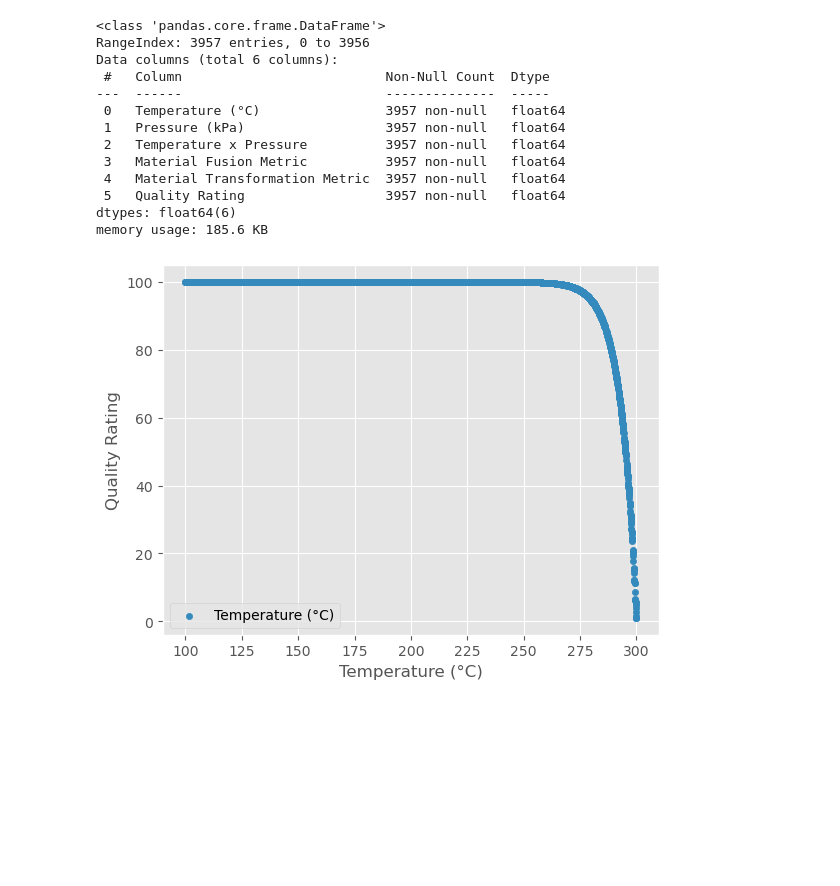
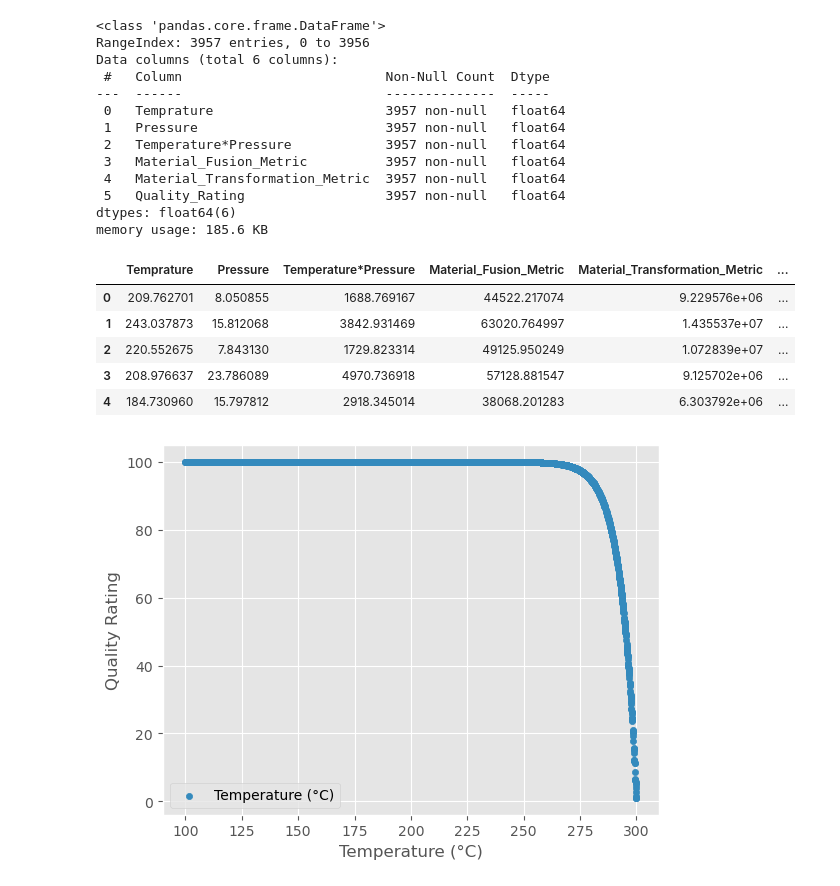
Before and after one commit to amirhosseinkarimi7/ML_Training, a Jupyter notebook: Polynomial Regression/draft_poly.ipynb, the cells around one changed output. Cells and saved outputs as stored; diff of their text form; code cells hidden in the pictures; blank space fills up the shorter version.

```diff
--- a/Polynomial Regression/draft_poly.ipynb
+++ b/Polynomial Regression/draft_poly.ipynb
@@ -27,3 +49,10 @@ df.head()
+# %%
+df = df.rename(columns={"Temperature (°C)":"Temprature",
+                        "Pressure (kPa)":"Pressure",
+                        "Temperature x Pressure":"Temperature*Pressure",
+                        "Material Fusion Metric":"Material_Fusion_Metric",
+                        "Material Transformation Metric":"Material_Transformation_Metric",
+                        "Quality Rating":"Quality_Rating"})
 # %%
 df.info()
 # %% [output]
@@ -32,14 +61,23 @@ RangeIndex: 3957 entries, 0 to 3956
 Data columns (total 6 columns):
  #   Column                          Non-Null Count  Dtype
 ---  ------                          --------------  -----
- 0   Temperature (°C)                3957 non-null   float64
- 1   Pressure (kPa)                  3957 non-null   float64
- 2   Temperature x Pressure          3957 non-null   float64
- 3   Material Fusion Metric          3957 non-null   float64
- 4   Material Transformation Metric  3957 non-null   float64
- 5   Quality Rating                  3957 non-null   float64
+ 0   Temprature                      3957 non-null   float64
+ 1   Pressure                        3957 non-null   float64
+ 2   Temperature*Pressure            3957 non-null   float64
+ 3   Material_Fusion_Metric          3957 non-null   float64
+ 4   Material_Transformation_Metric  3957 non-null   float64
+ 5   Quality_Rating                  3957 non-null   float64
 dtypes: float64(6)
 memory usage: 185.6 KB
+# %%
+df.head()
+# %% [output]
+|  | Temprature | Pressure | Temperature*Pressure | Material_Fusion_Metric | Material_Transformation_Metric | ... |
+| 0 | 209.762701 | 8.050855 | 1688.769167 | 44522.217074 | 9.229576e+06 | ... |
+| 1 | 243.037873 | 15.812068 | 3842.931469 | 63020.764997 | 1.435537e+07 | ... |
+| 2 | 220.552675 | 7.843130 | 1729.823314 | 49125.950249 | 1.072839e+07 | ... |
+| 3 | 208.976637 | 23.786089 | 4970.736918 | 57128.881547 | 9.125702e+06 | ... |
+| 4 | 184.730960 | 15.797812 | 2918.345014 | 38068.201283 | 6.303792e+06 | ... |
 # %%
 for col in df.columns:
     if col != 'Quality Rating':
```
Also changed, not shown: parts of 3 cells of this notebook.
